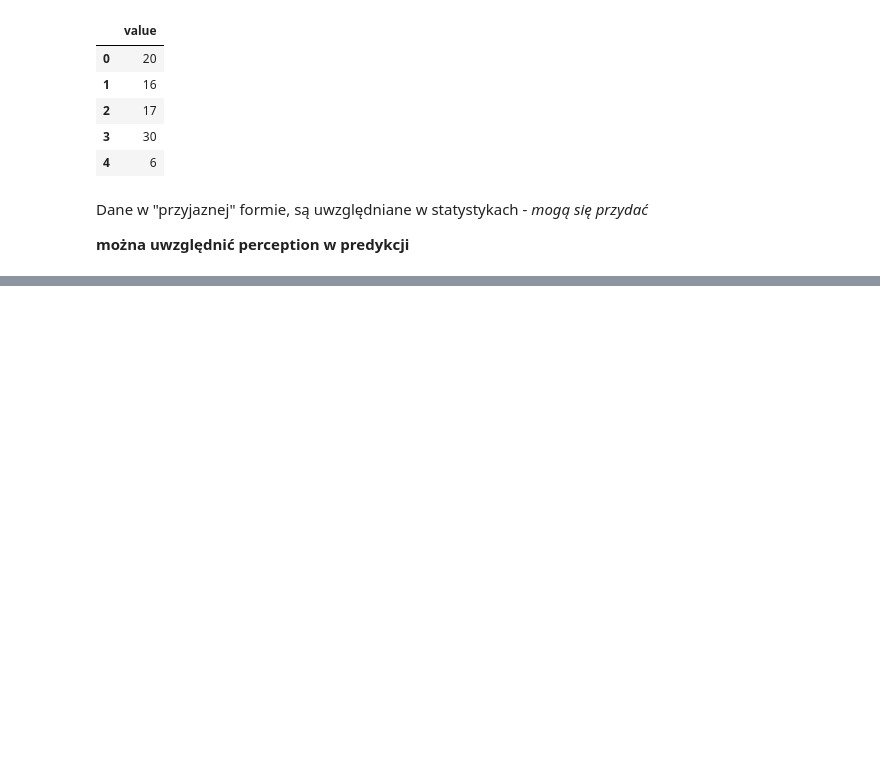
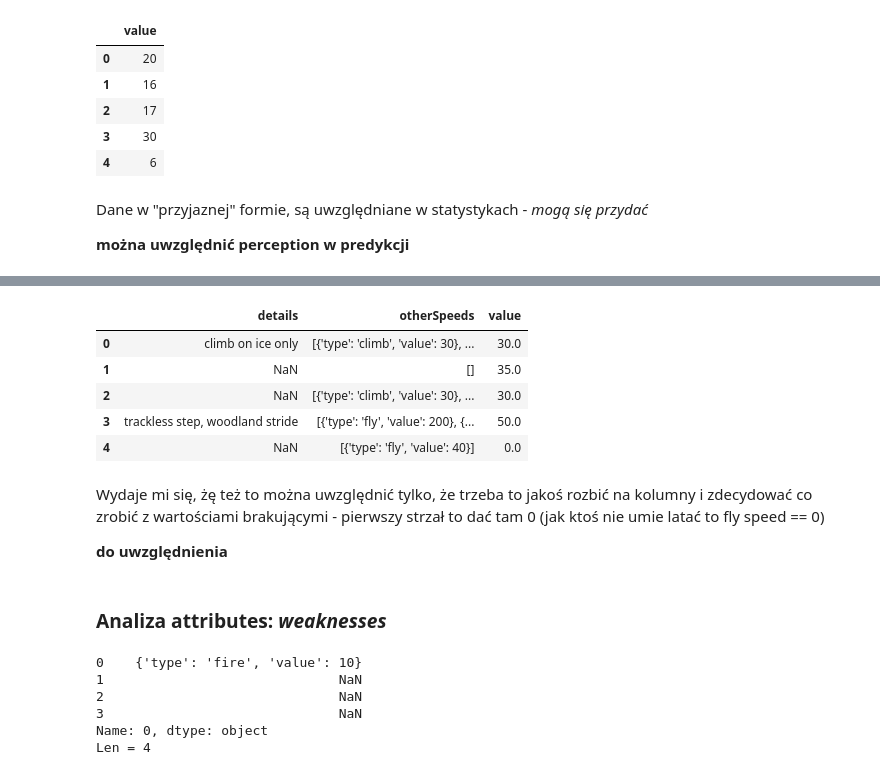
Before and after one commit to Paulina100/ML-for-TTRPG-game-design, a Jupyter notebook: Pathfinder_system.ipynb, the cells around one changed output, grey strips where cells are left out. Cells and saved outputs as stored; diff of their text form; code cells hidden in the pictures; blank space fills up the shorter version.

```diff
--- a/Pathfinder_system.ipynb
+++ b/Pathfinder_system.ipynb
@@ -561,0 +557,2 @@ Dane w "przyjaznej" formie, są uwzględniane w statystykach - *mogą się przyd
+# %%
+speed = unpack_column(attributes, "speed")
@@ -561,0 +578,24 @@ Dane w "przyjaznej" formie, są uwzględniane w statystykach - *mogą się przyd
+# %%
+speed.head()
+# %% [output]
+|  | details | otherSpeeds | value |
+| 0 | climb on ice only | [{'type': 'climb', 'value': 30}, ... | 30.0 |
+| 1 | NaN | [] | 35.0 |
+| 2 | NaN | [{'type': 'climb', 'value': 30}, ... | 30.0 |
+| 3 | trackless step, woodland stride | [{'type': 'fly', 'value': 200}, {... | 50.0 |
+| 4 | NaN | [{'type': 'fly', 'value': 40}] | 0.0 |
+# %% [markdown]
+Wydaje mi się, żę też to można uwzględnić tylko, że trzeba to jakoś rozbić na kolumny i zdecydować co zrobić z wartościami brakującymi - pierwszy strzał to dać tam 0 (jak ktoś nie umie latać to fly speed == 0)
+
+**do uwzględnienia**
+# %% [markdown]
+### Analiza attributes: *weaknesses*
+# %%
+weaknesses = unpack_column(attributes, "weaknesses")
+# %% [output]
+0    {'type': 'fire', 'value': 10}
+1                              NaN
+2                              NaN
+3                              NaN
+Name: 0, dtype: object
+Len = 4
```
Also changed, not shown: parts of 10 cells of this notebook.
